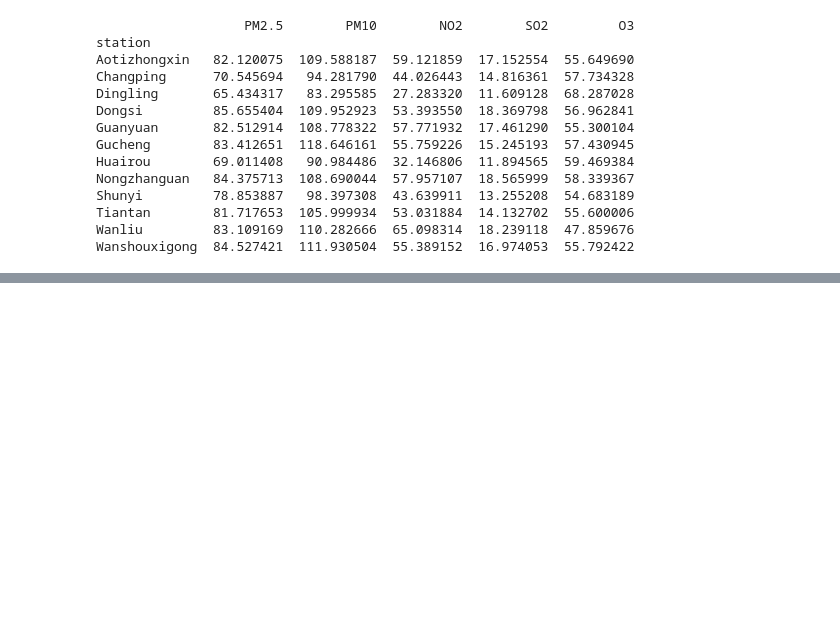
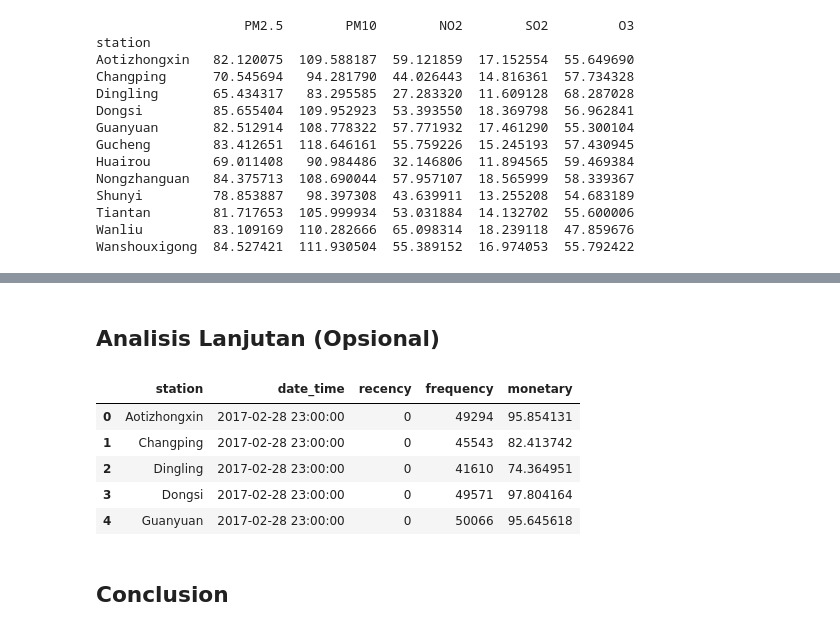
Before and after one commit to sltns22/suhu, a Jupyter notebook: notebook.ipynb, the cells around one changed output, grey strips where cells are left out. Drawn from its saved outputs; the diff is of its cells as text; code cells hidden in the pictures; blank space fills up the shorter version.

```diff
--- a/notebook.ipynb
+++ b/notebook.ipynb
@@ -1547,0 +1524,27 @@ plt.show()
+# %% [markdown]
+## Analisis Lanjutan (Opsional)
+# %%
+# RFM
+
+recency_df = all_df.groupby('station')['date_time'].max().reset_index()
+recency_df['recency'] = (all_df['date_time'].max() - recency_df['date_time']).dt.days
+
+frequency_df = all_df.groupby('station').agg({'PM2.5_Above_WHO': 'sum', 'PM10_Above_WHO': 'sum'}).reset_index()
+frequency_df['frequency'] = frequency_df['PM2.5_Above_WHO'] + frequency_df['PM10_Above_WHO']
+frequency_df = frequency_df[['station', 'frequency']]
+
+monetary_df = all_df.groupby('station').agg({'PM2.5': 'mean', 'PM10': 'mean'}).reset_index()
+monetary_df['monetary'] = (monetary_df['PM2.5'] + monetary_df['PM10']) / 2
+
+rfm_df = recency_df.merge(frequency_df, on='station').merge(monetary_df[['station', 'monetary']], on='station')
+
+rfm_df.head()
+# %% [output]
+|  | station | date_time | recency | frequency | monetary |
+| 0 | Aotizhongxin | 2017-02-28 23:00:00 | 0 | 49294 | 95.854131 |
+| 1 | Changping | 2017-02-28 23:00:00 | 0 | 45543 | 82.413742 |
+| 2 | Dingling | 2017-02-28 23:00:00 | 0 | 41610 | 74.364951 |
+| 3 | Dongsi | 2017-02-28 23:00:00 | 0 | 49571 | 97.804164 |
+| 4 | Guanyuan | 2017-02-28 23:00:00 | 0 | 50066 | 95.645618 |
+# %% [markdown]
+## Conclusion
```
Also changed, not shown: parts of 38 cells of this notebook, 2 other files.
